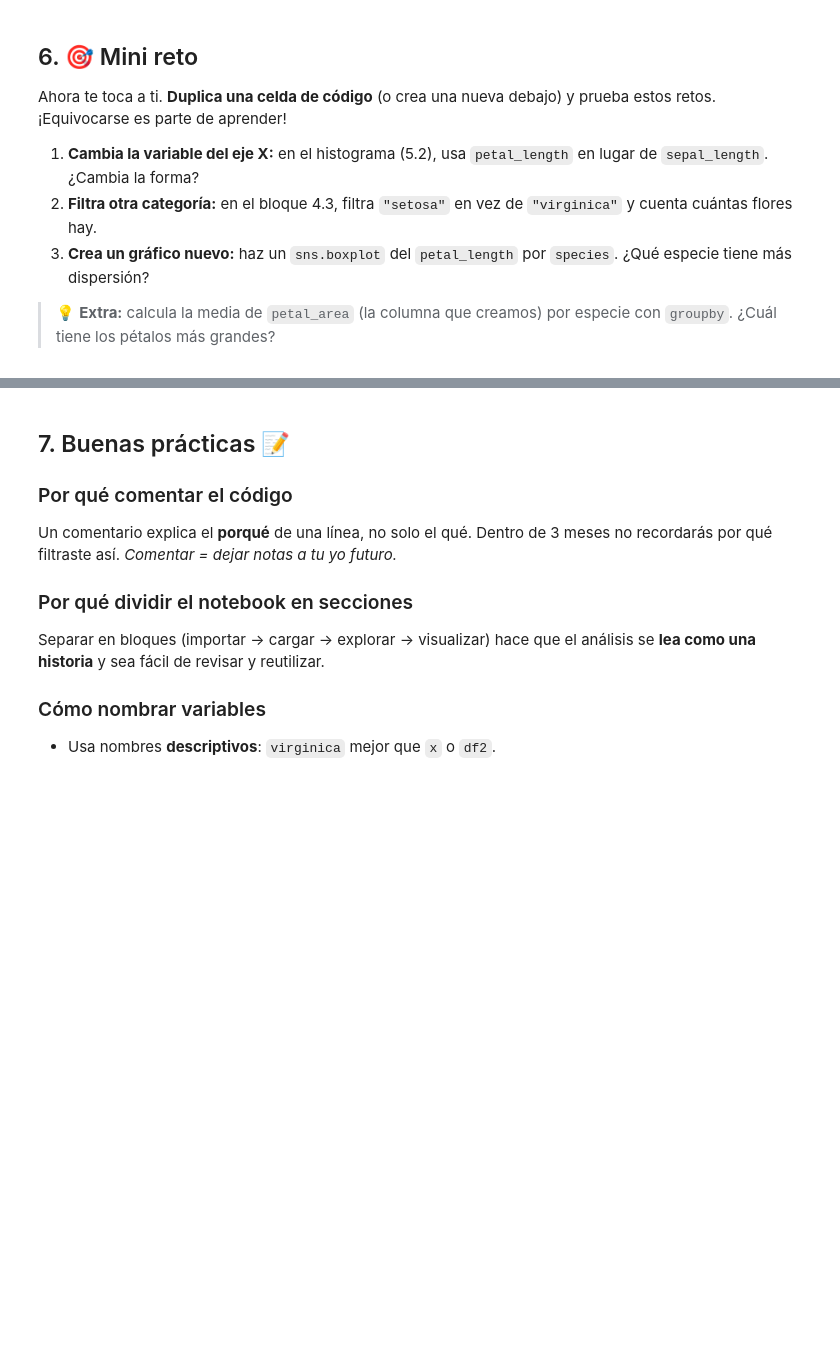
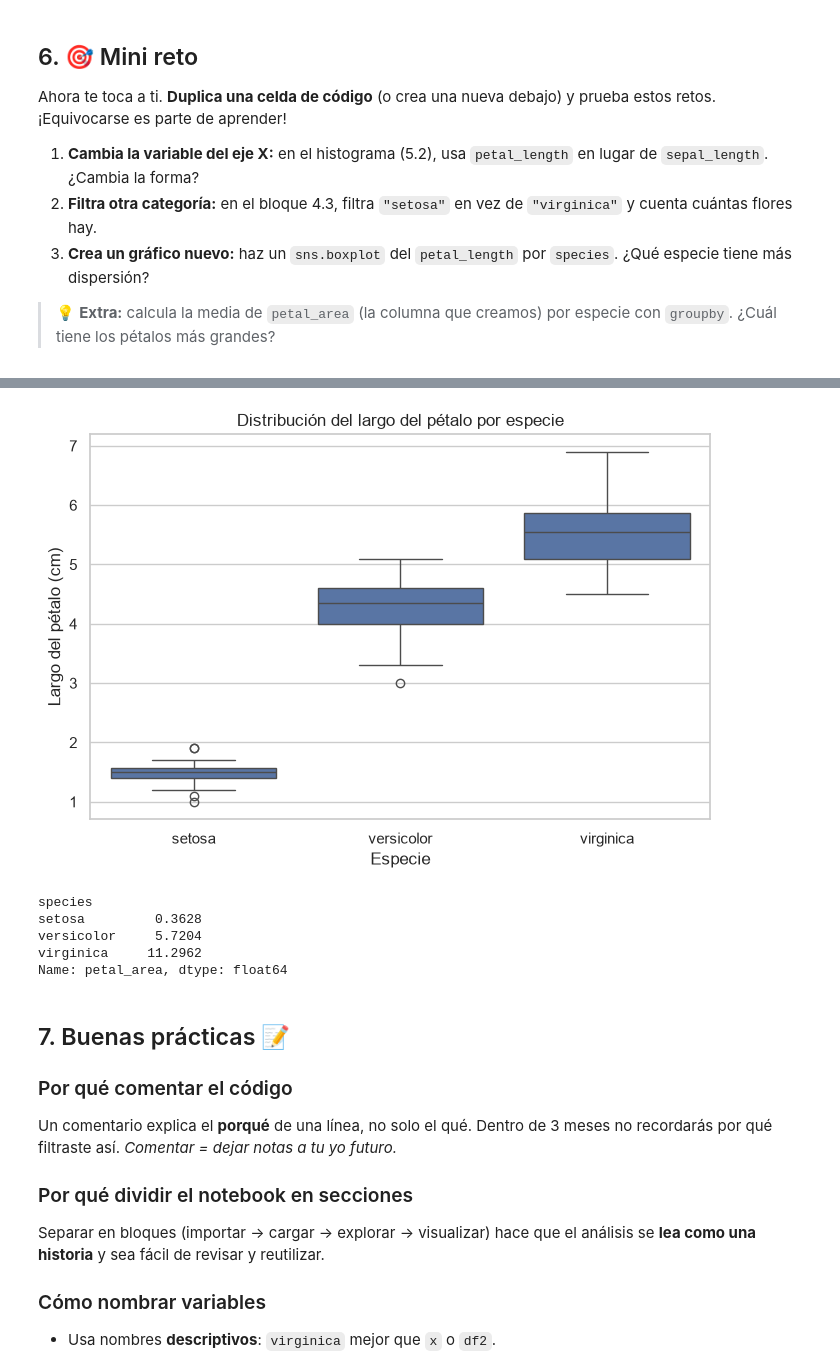
Before and after one commit to EddySantanaBootcamp3/Python-setup-Eddy, a Jupyter notebook: notebooks/01_analisis_exploratorio_iris.ipynb, the cells around one changed output, grey strips where cells are left out. Cells and saved outputs as stored; diff of their text form; code cells hidden in the pictures; blank space fills up the shorter version.

```diff
--- a/notebooks/01_analisis_exploratorio_iris.ipynb
+++ b/notebooks/01_analisis_exploratorio_iris.ipynb
@@ -234,3 +351,20 @@ Ahora te toca a ti. **Duplica una celda de código** (o crea una nueva debajo) y
+# %%
+plt.figure(figsize=(8, 5))
+sns.boxplot(data=df, x="species", y="petal_length")
+plt.title("Distribución del largo del pétalo por especie")
+plt.xlabel("Especie")
+plt.ylabel("Largo del pétalo (cm)")
+plt.show()
+# %% [output]
+[figure, added]
+# %%
+df.groupby("species")["petal_area"].mean()
+# %% [output]
+species
+setosa         0.3628
+versicolor     5.7204
+virginica     11.2962
+Name: petal_area, dtype: float64
 # %% [markdown]
 ## 7. Buenas prácticas 📝
 
```
Also changed, not shown: parts of 21 cells of this notebook.
